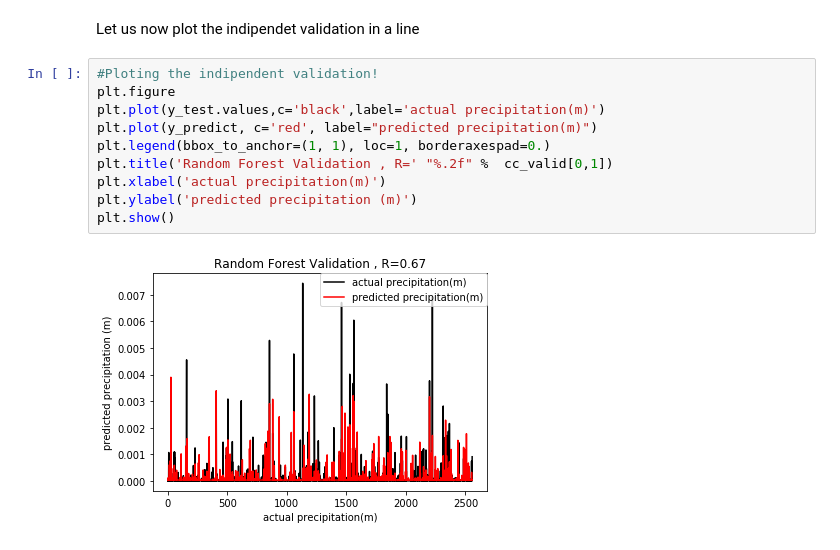
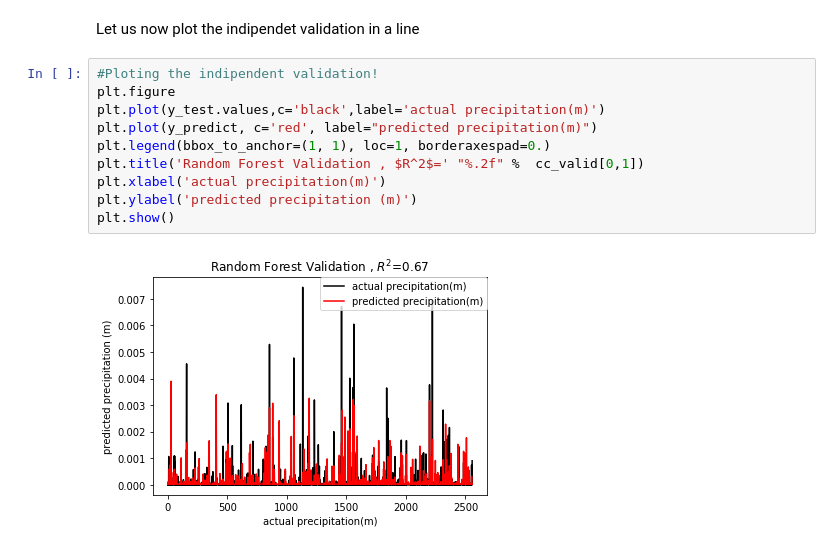
Before and after one commit to gzewdie/Random-Forest-Precipitation-JupyterNotebook, a Jupyter notebook: RandomForest4PredictingPrecipitation.ipynb, the cells around one changed output. Saved outputs shown, nothing was run; the diff lists cells and outputs as text.

```diff
--- a/RandomForest4PredictingPrecipitation.ipynb
+++ b/RandomForest4PredictingPrecipitation.ipynb
@@ -230,12 +230,12 @@ Let us now plot the indipendet validation in a line
 # %%
 #Ploting the indipendent validation!
 plt.figure
 plt.plot(y_test.values,c='black',label='actual precipitation(m)')
 plt.plot(y_predict, c='red', label="predicted precipitation(m)")
 plt.legend(bbox_to_anchor=(1, 1), loc=1, borderaxespad=0.)
-plt.title('Random Forest Validation , R=' "%.2f" %  cc_valid[0,1])
+plt.title('Random Forest Validation , $R^2$=' "%.2f" %  cc_valid[0,1])
 plt.xlabel('actual precipitation(m)')
 plt.ylabel('predicted precipitation (m)')
 plt.show()
 # %% [output]
-[figure, old version]
+[figure, new version]
```
Also changed, not shown: parts of 26 cells of this notebook.
